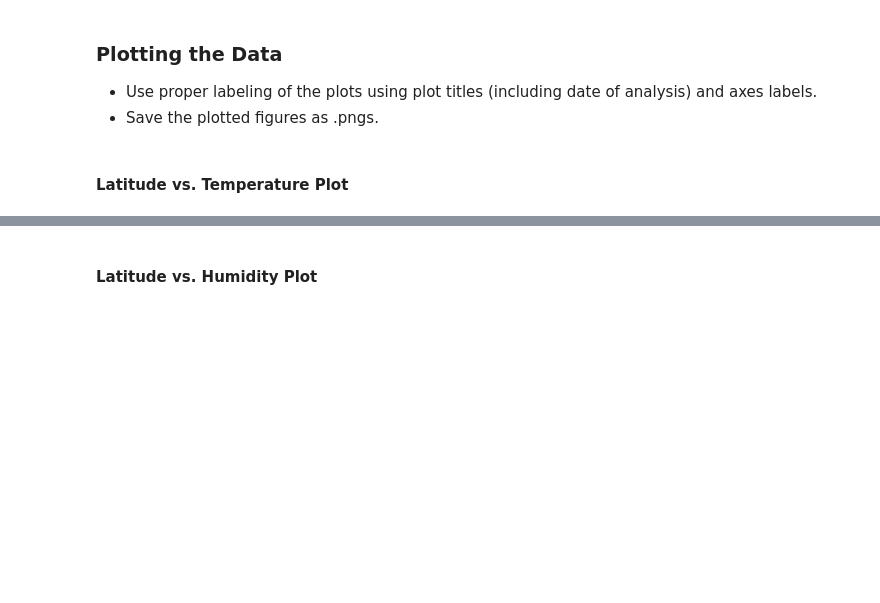
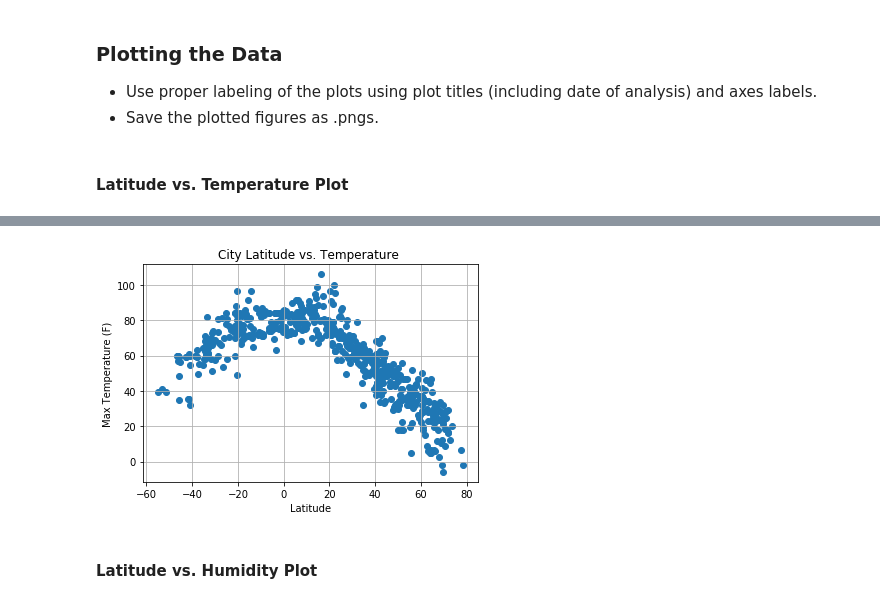
Before and after one commit to nanandaram/python_api_challenge, a Jupyter notebook: WeatherPy.ipynb, the cells around one changed output, grey strips where cells are left out. Drawn from its saved outputs; the diff is of its cells as text; code cells hidden in the pictures; blank space fills up the shorter version.

```diff
--- a/WeatherPy.ipynb
+++ b/WeatherPy.ipynb
@@ -112,0 +123,17 @@ dtype: int64
+# %%
+
+#Create a dataframe with required items
+city_data_df = pd.DataFrame({'City': city_name,
+                            'Latitude': lat,
+                            'Longitude': lng,
+                            'Temperature': temp,
+                            'Humidity': humid,
+                            'Cloudiness': clouds,
+                            'Wind Speed': wind,
+                            'Country': country,
+                            'Date': date })
+
+#Save dataframe as csv
+pd.DataFrame.to_csv(city_data_df, 'city_data.csv')
+
+city_data_df.head()
@@ -122,2 +153,12 @@ dtype: int64
+# %%
+plt.scatter(city_data_df['Latitude'], city_data_df['Temperature'])
+plt.title(f'City Latitude vs. Temperature ')
+plt.xlabel('Latitude')
+plt.ylabel('Max Temperature (F)')
+plt.grid(True)
+
+plt.show()
+# %% [output]
+[figure, added]
 # %% [markdown]
 #### Latitude vs. Humidity Plot
```
Also changed, not shown: parts of 32 cells of this notebook.
